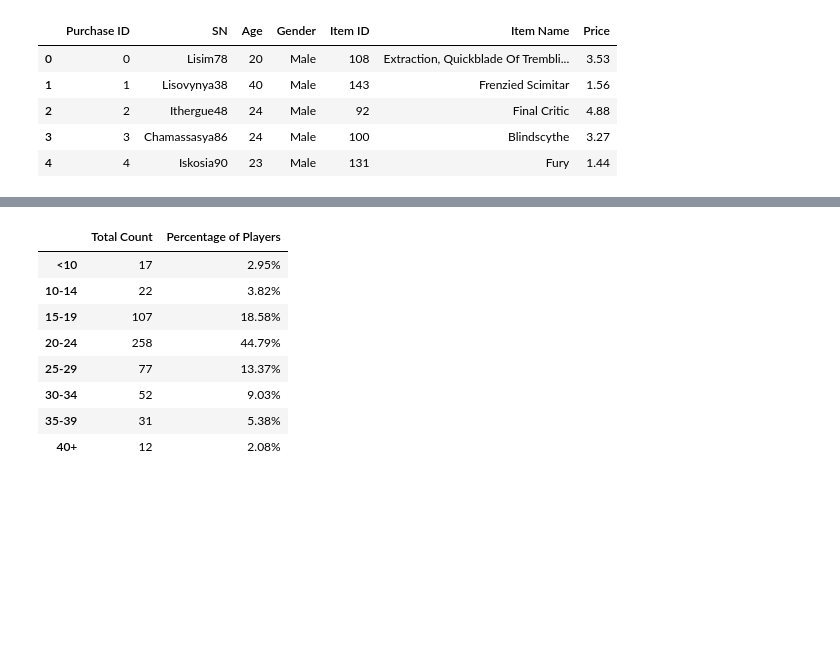
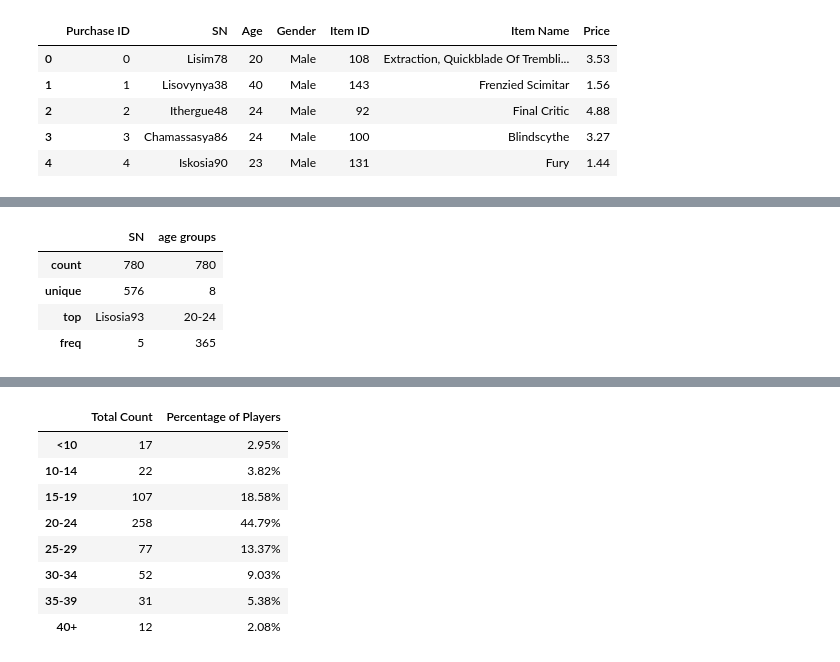
Before and after one commit to cdturner618/Panda-Challenge, a Jupyter notebook: HeroesOfPymoli/HeroesOfPymoli_starter.ipynb, the cells around one changed output, grey strips where cells are left out. Drawn from its saved outputs; the diff is of its cells as text; code cells hidden in the pictures; blank space fills up the shorter version.

```diff
--- a/HeroesOfPymoli/HeroesOfPymoli_starter.ipynb
+++ b/HeroesOfPymoli/HeroesOfPymoli_starter.ipynb
@@ -316,0 +314,9 @@ dtype: int64
+# %%
+age_df= gamer_df[["SN", "age groups"]]
+age_df.describe()
+# %% [output]
+|  | SN | age groups |
+| count | 780 | 780 |
+| unique | 576 | 8 |
+| top | Lisosia93 | 20-24 |
+| freq | 5 | 365 |
```
Also changed, not shown: parts of 8 cells of this notebook.
